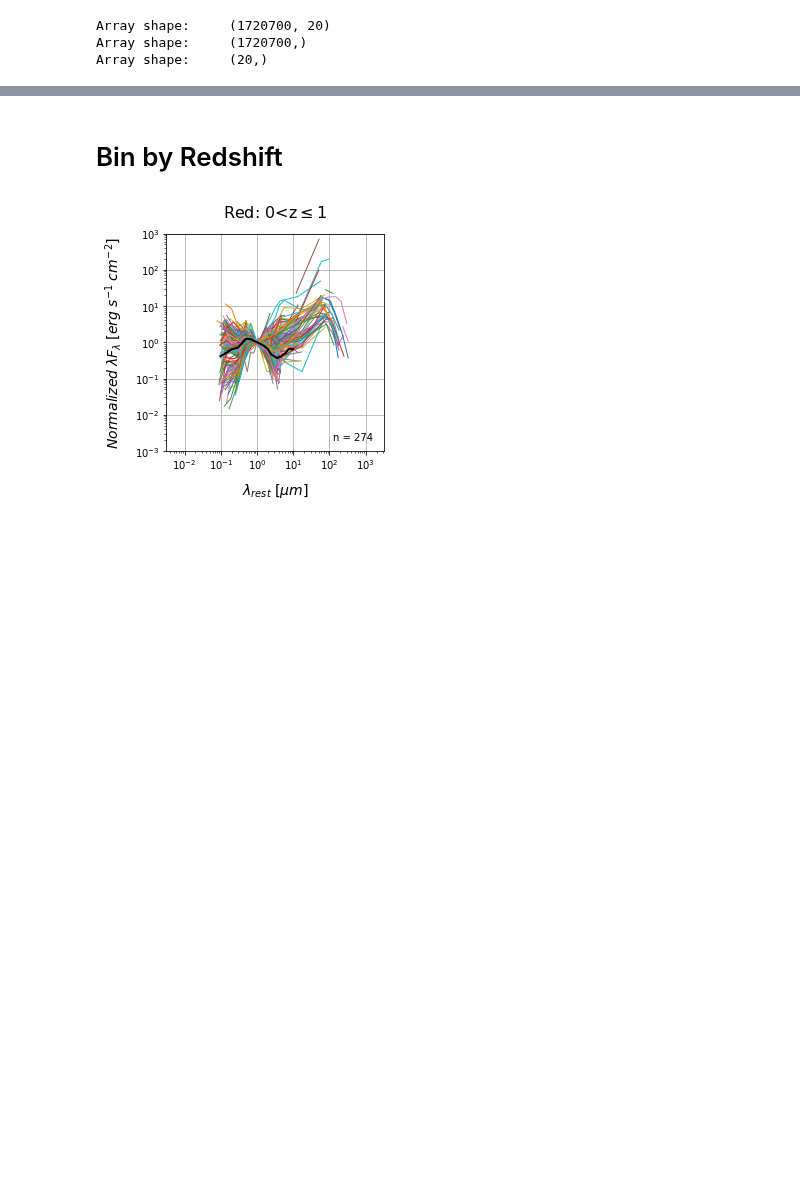
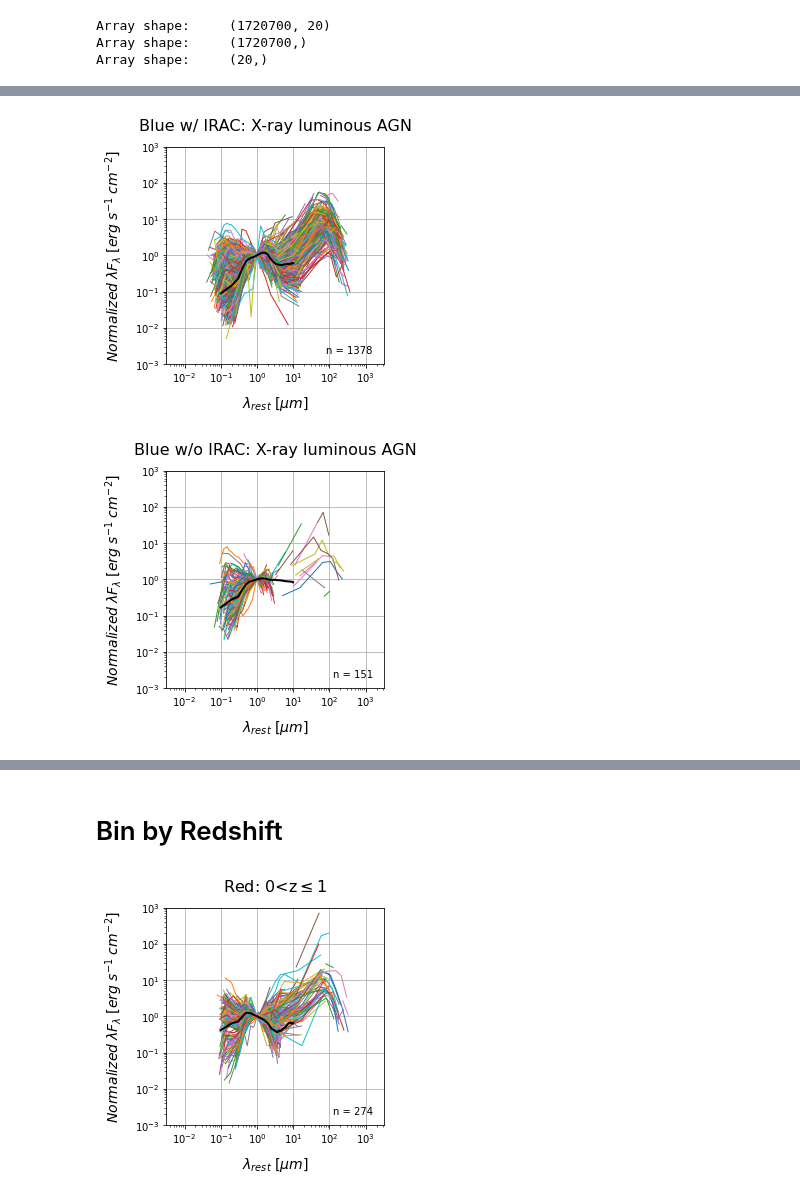
Before and after one commit to parallax-xallaraq/IfA-REU-Project, a Jupyter notebook: Code/Make_SED_RedYelBlu.ipynb, the cells around one changed output, grey strips where cells are left out. Saved outputs shown, nothing was run; the diff lists cells and outputs as text; code cells hidden in the pictures; blank space fills up the shorter version.

Commit message:
Generalize SED code + 24um plots

```diff
--- a/Code/Make_SED_RedYelBlu.ipynb
+++ b/Code/Make_SED_RedYelBlu.ipynb
@@ -138 +103,14 @@ Bni:     151 = 151
+# %%
+agn_Fnu_uJy = []
+agn_ID_wZ_wPhot = []
+
+for row in agn_ID_wZ :
+    # match photometry IDs against AGN IDs
+    key_IDall_agn, key_agn_IDall = match.match(IDs_all, row)
+    # get photometry for AGN
+    agn_Fnu_uJy.append(Fnu_uJy[key_IDall_agn])
+    # get AGN arrays with photometry
+    agn_ID_wZ_wPhot.append(row[key_agn_IDall])
+
+# PrintNumber(agn_Fnu_uJy)
 # %% [markdown]
@@ -178,0 +118,6 @@ Array shape:     (151, 20)
+# %%
+agn_lamR_A = []
+
+# convert each AGN type to rest wavelength
+for row in agn_z :
+    agn_lamR_A.append(SED.ConvertToRestWavelength(row))
@@ -178,0 +133,6 @@ Array shape:     (151, 20)
+# %%
+agn_lamFlam_ergscm2 = []
+
+# convert each AGN type to energy density
+for lamR,Fnu in zip(agn_lamR_A, agn_Fnu_uJy) :
+    agn_lamFlam_ergscm2.append(SED.ConvertToEnergyDensity(lamR,Fnu))
@@ -178,0 +148,6 @@ Array shape:     (151, 20)
+# %%
+agn_lamFlam_ergscm2_norm = []
+
+# normalize each AGN type at 1um
+for lamR,lamFlam in zip(agn_lamR_A, agn_lamFlam_ergscm2) :
+    agn_lamFlam_ergscm2_norm.append(SED.NormalizeSED_1um(lamR,lamFlam))
@@ -194,0 +177,7 @@ SED.PlotSED(bni_lamR_A, bni_lamFlam_ergscm2_norm, save=path_fig+'\COSMOS_SED_bni
+# %%
+# plot SEDs for split blue
+SED.PlotSED(agn_lamR_A[BYI], agn_lamFlam_ergscm2_norm[BYI], save=path_fig+'\COSMOS_SED_byi.png', title='Blue w/ IRAC: X-ray luminous AGN')
+SED.PlotSED(agn_lamR_A[BNI], agn_lamFlam_ergscm2_norm[BNI], save=path_fig+'\COSMOS_SED_bni.png', title='Blue w/o IRAC: X-ray luminous AGN')
+# %% [output]
+[figure, added]
+[figure, added]
```
Also changed, not shown: parts of 35 cells of this notebook, 11 other files.
